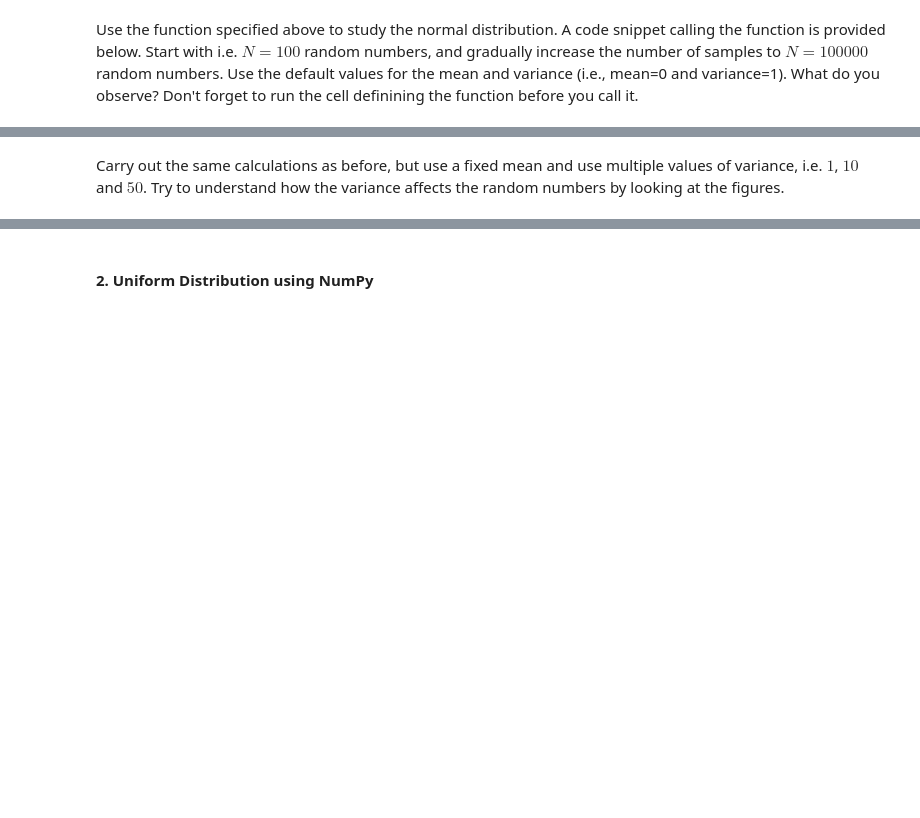
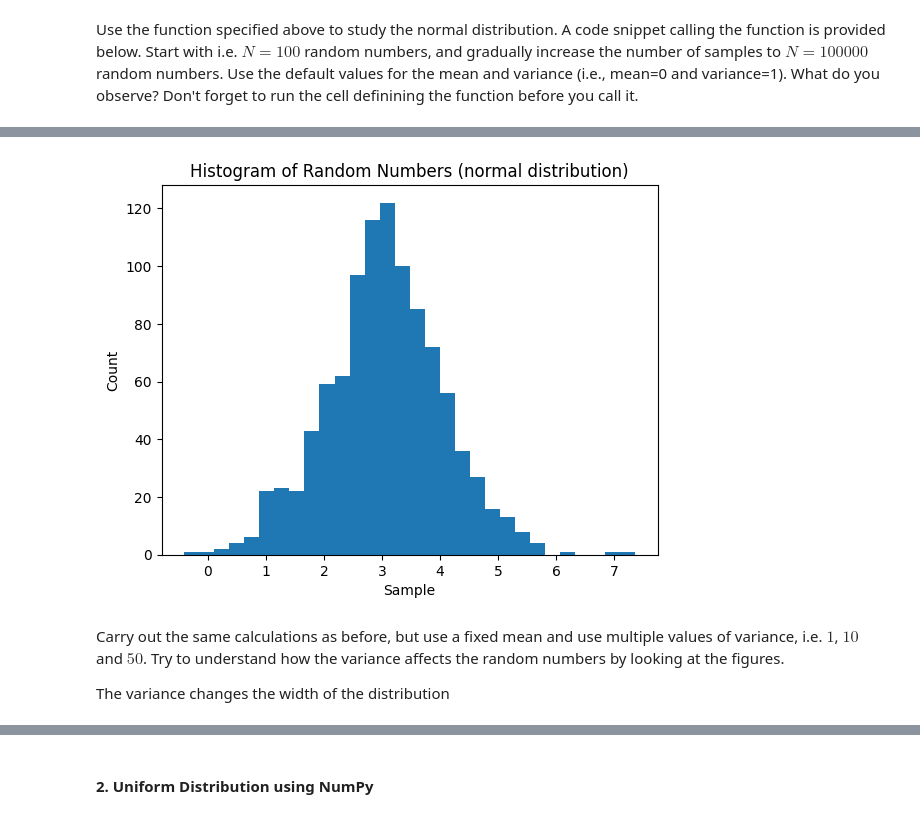
Before and after one commit to Hobbit0419/Uni_code, a Jupyter notebook: Dataanlys/Lab1/Lab1_P1.ipynb, the cells around one changed output, grey strips where cells are left out. Cells and saved outputs as stored; diff of their text form; code cells hidden in the pictures; blank space fills up the shorter version.

```diff
--- a/Dataanlys/Lab1/Lab1_P1.ipynb
+++ b/Dataanlys/Lab1/Lab1_P1.ipynb
@@ -56,8 +65,13 @@ to understand how the mean affects the random numbers by looking at the figures.
 # %%
 # enter your code here
+draw_histogram(mean=3, variance=1, N=1000)
+# %% [output]
+[figure, added]
 # %% [markdown]
 Carry out the same calculations as before, but use a fixed mean and use multiple
 values of variance, i.e. $1$, $10$ and $50$. Try to understand how the variance affects the
 random numbers by looking at the figures.
+
+The variance changes the width of the distribution
 # %%
 # enter your code here
```
Also changed, not shown: parts of 12 cells of this notebook, 24 other files.
